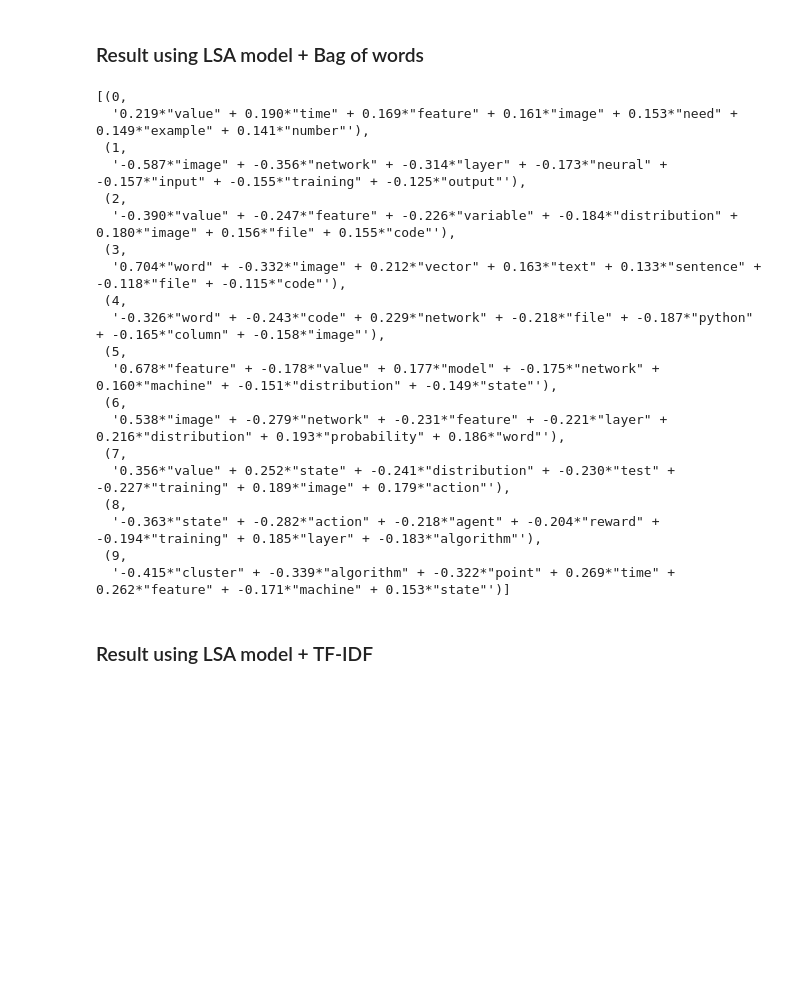
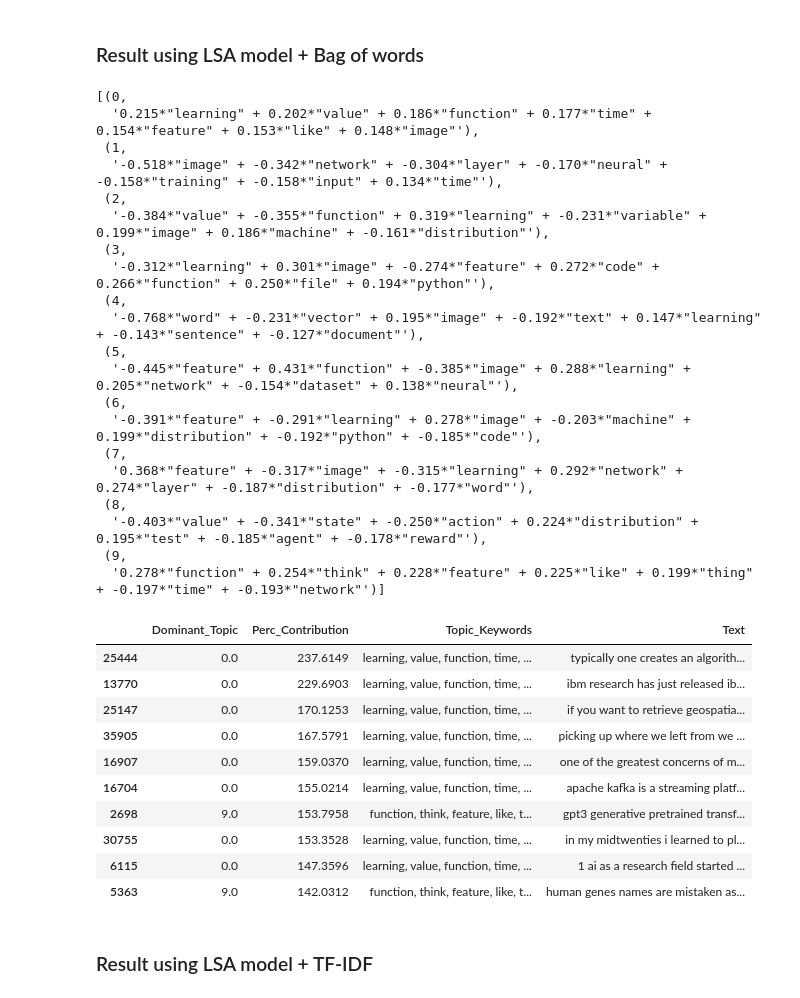
Before and after one commit to LiyanaRoslie/ds-keywords, a Jupyter notebook: ML - Topic_Modelling-Articles.ipynb, the cells around one changed output. Drawn from its saved outputs; the diff is of its cells as text; code cells hidden in the pictures; blank space fills up the shorter version.

Commit message:
make articles tm same as jobs listing tm and improve on jobs listing tm

```diff
--- a/ML - Topic_Modelling-Articles.ipynb
+++ b/ML - Topic_Modelling-Articles.ipynb
@@ -61,6 +58,6 @@ new_common_stopwords = STOPWORDS.union(set(new_common_stopwords))
 # %%
-# append special stopwords in articles to default and common stopwords
-articles_stopwords = new_common_stopwords.union(set(['model', 'learning']))
+# append special stopwords in articles to default and common stopwords in Gensim library
+new_stopwords = STOPWORDS.union(set(['data', 'science', 'model']))
 # %% [markdown]
 ### Method to preprocess data for articles
 # %%
@@ -73,7 +70,7 @@ def lemmatize(text):
 def preprocess(text):
     result = []
     for token in gensim.utils.simple_preprocess(text):
-        if token not in articles_stopwords and len(token) > 3:
+        if token not in new_stopwords and len(token) > 3:
             result.append(lemmatize(token))
     return result
 # %%
@@ -91,3 +91,19 @@ articles_tfidf_corpus = articles_tfidf[articles_bow_corpus]
+# %%
+def get_dominant_topics(model, corpus):
+    dominant_topics_df = pd.DataFrame()
+    for i, row in enumerate(model[corpus]):
+        row = sorted(row, key=lambda x: (x[1]), reverse=True)
+        for j, (topic_num, prop_topic) in enumerate(row):
+            if j == 0: # => dominant topic
+                wp = model.show_topic(topic_num)
+                topic_keywords = ", ".join([word for word, prop in wp])
+                dominant_topics_df = dominant_topics_df.append(pd.Series([int(topic_num), round(prop_topic,4), topic_keywords]), ignore_index=True)
+            else:
+                break
+    dominant_topics_df.columns = ['Dominant_Topic', 'Perc_Contribution', 'Topic_Keywords']
+    dominant_topics_df["Text"] = cleaned_articles_df['cleaned_content']
+    dominant_topics_df = dominant_topics_df.sort_values(by=['Perc_Contribution'], ascending=False)
+    return dominant_topics_df.head(10)
 # %% [markdown]
 ## LSA Model
 # %% [markdown]
@@ -98,25 +114,39 @@ articles_bow_lsamodel = LsiModel(articles_bow_corpus, num_topics=10, id2word = a
 articles_bow_lsamodel.print_topics(num_words=7)
 # %% [output]
 [(0,
-  '0.219*"value" + 0.190*"time" + 0.169*"feature" + 0.161*"image" + 0.153*"need" + 0.149*"example" + 0.141*"number"'),
+  '0.215*"learning" + 0.202*"value" + 0.186*"function" + 0.177*"time" + 0.154*"feature" + 0.153*"like" + 0.148*"image"'),
  (1,
-  '-0.587*"image" + -0.356*"network" + -0.314*"layer" + -0.173*"neural" + -0.157*"input" + -0.155*"training" + -0.125*"output"'),
+  '-0.518*"image" + -0.342*"network" + -0.304*"layer" + -0.170*"neural" + -0.158*"training" + -0.158*"input" + 0.134*"time"'),
  (2,
-  '-0.390*"value" + -0.247*"feature" + -0.226*"variable" + -0.184*"distribution" + 0.180*"image" + 0.156*"file" + 0.155*"code"'),
+  '-0.384*"value" + -0.355*"function" + 0.319*"learning" + -0.231*"variable" + 0.199*"image" + 0.186*"machine" + -0.161*"distribution"'),
  (3,
-  '0.704*"word" + -0.332*"image" + 0.212*"vector" + 0.163*"text" + 0.133*"sentence" + -0.118*"file" + -0.115*"code"'),
+  '-0.312*"learning" + 0.301*"image" + -0.274*"feature" + 0.272*"code" + 0.266*"function" + 0.250*"file" + 0.194*"python"'),
  (4,
-  '-0.326*"word" + -0.243*"code" + 0.229*"network" + -0.218*"file" + -0.187*"python" + -0.165*"column" + -0.158*"image"'),
+  '-0.768*"word" + -0.231*"vector" + 0.195*"image" + -0.192*"text" + 0.147*"learning" + -0.143*"sentence" + -0.127*"document"'),
  (5,
-  '0.678*"feature" + -0.178*"value" + 0.177*"model" + -0.175*"network" + 0.160*"machine" + -0.151*"distribution" + -0.149*"state"'),
+  '-0.445*"feature" + 0.431*"function" + -0.385*"image" + 0.288*"learning" + 0.205*"network" + -0.154*"dataset" + 0.138*"neural"'),
  (6,
-  '0.538*"image" + -0.279*"network" + -0.231*"feature" + -0.221*"layer" + 0.216*"distribution" + 0.193*"probability" + 0.186*"word"'),
+  '-0.391*"feature" + -0.291*"learning" + 0.278*"image" + -0.203*"machine" + 0.199*"distribution" + -0.192*"python" + -0.185*"code"'),
  (7,
-  '0.356*"value" + 0.252*"state" + -0.241*"distribution" + -0.230*"test" + -0.227*"training" + 0.189*"image" + 0.179*"action"'),
+  '0.368*"feature" + -0.317*"image" + -0.315*"learning" + 0.292*"network" + 0.274*"layer" + -0.187*"distribution" + -0.177*"word"'),
  (8,
-  '-0.363*"state" + -0.282*"action" + -0.218*"agent" + -0.204*"reward" + -0.194*"training" + 0.185*"layer" + -0.183*"algorithm"'),
+  '-0.403*"value" + -0.341*"state" + -0.250*"action" + 0.224*"distribution" + 0.195*"test" + -0.185*"agent" + -0.178*"reward"'),
  (9,
-  '-0.415*"cluster" + -0.339*"algorithm" + -0.322*"point" + 0.269*"time" + 0.262*"feature" + -0.171*"machine" + 0.153*"state"')]
+  '0.278*"function" + 0.254*"think" + 0.228*"feature" + 0.225*"like" + 0.199*"thing" + -0.197*"time" + -0.193*"network"')]
+# %%
+get_dominant_topics(articles_bow_lsamodel, articles_bow_corpus)
+# %% [output]
+|  | Dominant_Topic | Perc_Contribution | Topic_Keywords | Text |
+| 25444 | 0.0 | 237.6149 | learning, value, function, time, ... | typically one creates an algorith... |
+| 13770 | 0.0 | 229.6903 | learning, value, function, time, ... | ibm research has just released ib... |
+| 25147 | 0.0 | 170.1253 | learning, value, function, time, ... | if you want to retrieve geospatia... |
+| 35905 | 0.0 | 167.5791 | learning, value, function, time, ... | picking up where we left from we ... |
+| 16907 | 0.0 | 159.0370 | learning, value, function, time, ... | one of the greatest concerns of m... |
+| 16704 | 0.0 | 155.0214 | learning, value, function, time, ... | apache kafka is a streaming platf... |
+| 2698 | 9.0 | 153.7958 | function, think, feature, like, t... | gpt3 generative pretrained transf... |
+| 30755 | 0.0 | 153.3528 | learning, value, function, time, ... | in my midtwenties i learned to pl... |
+| 6115 | 0.0 | 147.3596 | learning, value, function, time, ... | 1 ai as a research field started ... |
+| 5363 | 9.0 | 142.0312 | function, think, feature, like, t... | human genes names are mistaken as... |
 # %% [markdown]
 ### Result using LSA model + TF-IDF
 # %%
```
Also changed, not shown: parts of 14 cells of this notebook, 1 other file.
